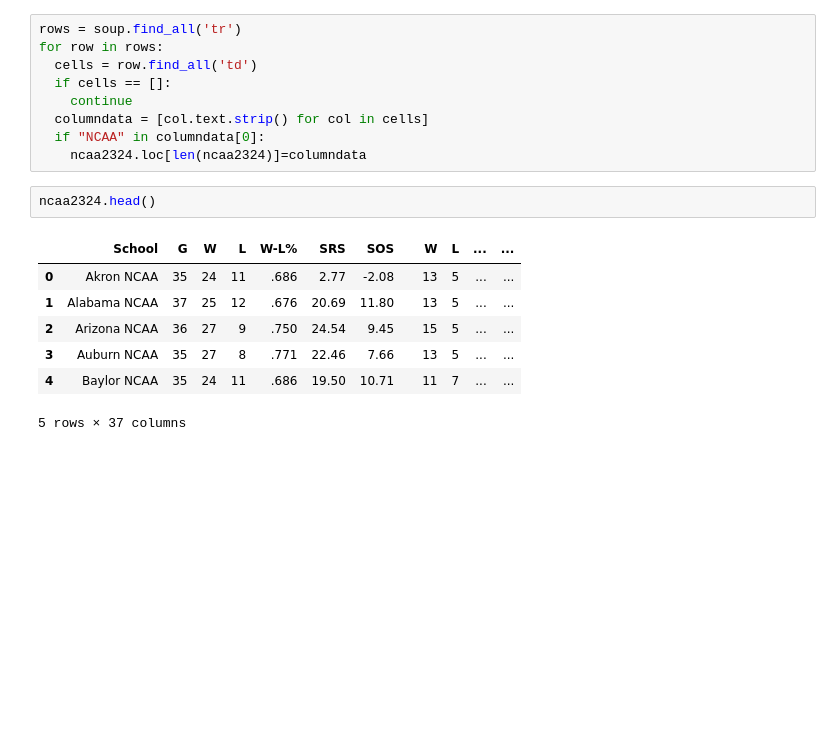
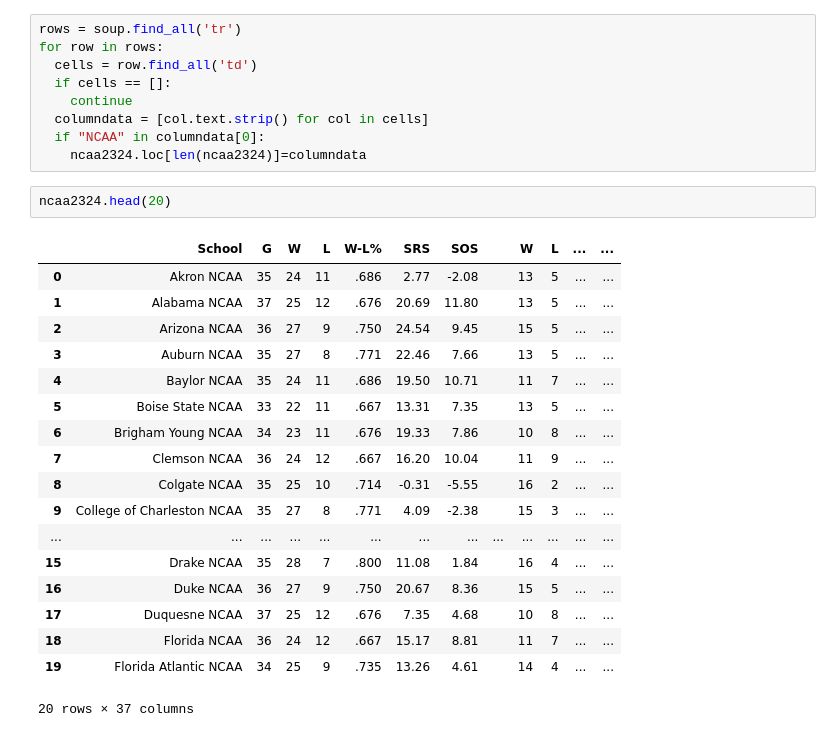
Before and after one commit to BARATZL/march-madness-supML, a Jupyter notebook: NCAAMB_ML.ipynb, the cells around one changed output. Saved outputs shown, nothing was run; the diff lists cells and outputs as text; blank space fills up the shorter version.

```diff
--- a/NCAAMB_ML.ipynb
+++ b/NCAAMB_ML.ipynb
@@ -85,12 +102,23 @@ for row in rows:
   if "NCAA" in columndata[0]:
     ncaa2324.loc[len(ncaa2324)]=columndata
 # %%
-ncaa2324.head()
+ncaa2324.head(20)
 # %% [output]
 |  | School | G | W | L | W-L% | SRS | SOS |  | W | L | ... | ... |
 | 0 | Akron NCAA | 35 | 24 | 11 | .686 | 2.77 | -2.08 |  | 13 | 5 | ... | ... |
 | 1 | Alabama NCAA | 37 | 25 | 12 | .676 | 20.69 | 11.80 |  | 13 | 5 | ... | ... |
 | 2 | Arizona NCAA | 36 | 27 | 9 | .750 | 24.54 | 9.45 |  | 15 | 5 | ... | ... |
 | 3 | Auburn NCAA | 35 | 27 | 8 | .771 | 22.46 | 7.66 |  | 13 | 5 | ... | ... |
 | 4 | Baylor NCAA | 35 | 24 | 11 | .686 | 19.50 | 10.71 |  | 11 | 7 | ... | ... |
+| 5 | Boise State NCAA | 33 | 22 | 11 | .667 | 13.31 | 7.35 |  | 13 | 5 | ... | ... |
+| 6 | Brigham Young NCAA | 34 | 23 | 11 | .676 | 19.33 | 7.86 |  | 10 | 8 | ... | ... |
+| 7 | Clemson NCAA | 36 | 24 | 12 | .667 | 16.20 | 10.04 |  | 11 | 9 | ... | ... |
+| 8 | Colgate NCAA | 35 | 25 | 10 | .714 | -0.31 | -5.55 |  | 16 | 2 | ... | ... |
+| 9 | College of Charleston NCAA | 35 | 27 | 8 | .771 | 4.09 | -2.38 |  | 15 | 3 | ... | ... |
+| ... | ... | ... | ... | ... | ... | ... | ... | ... | ... | ... | ... | ... |
+| 15 | Drake NCAA | 35 | 28 | 7 | .800 | 11.08 | 1.84 |  | 16 | 4 | ... | ... |
+| 16 | Duke NCAA | 36 | 27 | 9 | .750 | 20.67 | 8.36 |  | 15 | 5 | ... | ... |
+| 17 | Duquesne NCAA | 37 | 25 | 12 | .676 | 7.35 | 4.68 |  | 10 | 8 | ... | ... |
+| 18 | Florida NCAA | 36 | 24 | 12 | .667 | 15.17 | 8.81 |  | 11 | 7 | ... | ... |
+| 19 | Florida Atlantic NCAA | 34 | 25 | 9 | .735 | 13.26 | 4.61 |  | 14 | 4 | ... | ... |
-5 rows × 37 columns
+20 rows × 37 columns
```
Also changed, not shown: parts of 17 cells of this notebook.
